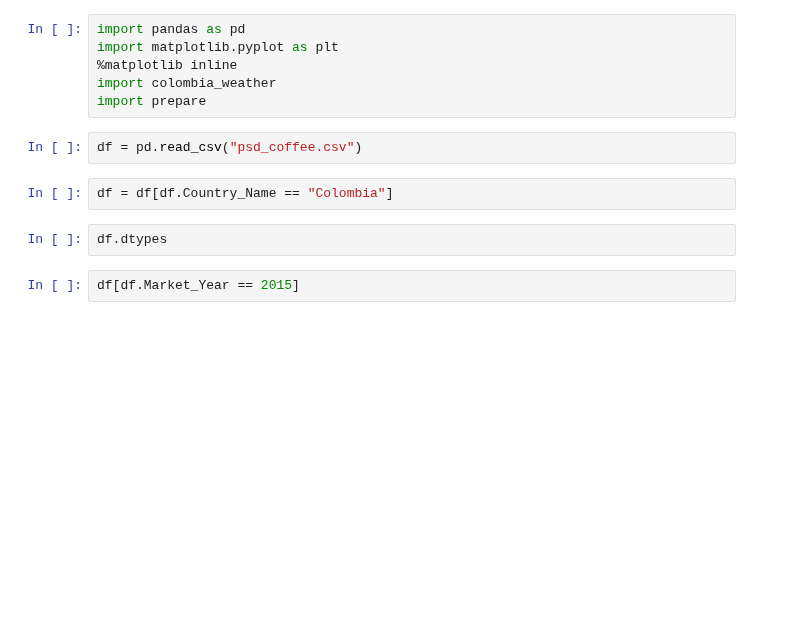
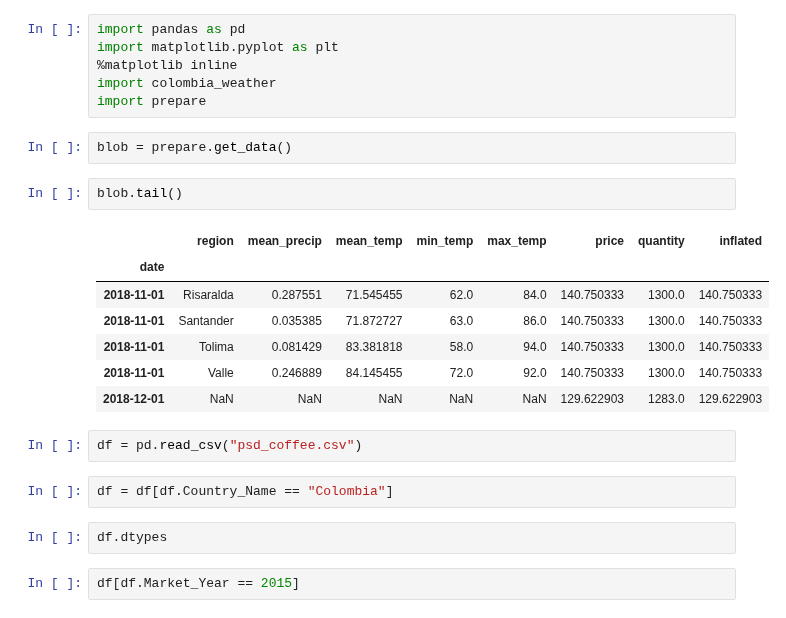
Before and after one commit to Data-Robusta/data-robusta, a Jupyter notebook: jeff_scratch.ipynb, the cells around one changed output. Cells and saved outputs as stored; diff of their text form; blank space fills up the shorter version.

```diff
--- a/jeff_scratch.ipynb
+++ b/jeff_scratch.ipynb
@@ -4,6 +4,18 @@ import matplotlib.pyplot as plt
 %matplotlib inline
 import colombia_weather
 import prepare
+# %%
+blob = prepare.get_data()
+# %%
+blob.tail()
+# %% [output]
+|  | region | mean_precip | mean_temp | min_temp | max_temp | price | quantity | inflated |
+| date |  |  |  |  |  |  |  |  |
+| 2018-11-01 | Risaralda | 0.287551 | 71.545455 | 62.0 | 84.0 | 140.750333 | 1300.0 | 140.750333 |
+| 2018-11-01 | Santander | 0.035385 | 71.872727 | 63.0 | 86.0 | 140.750333 | 1300.0 | 140.750333 |
+| 2018-11-01 | Tolima | 0.081429 | 83.381818 | 58.0 | 94.0 | 140.750333 | 1300.0 | 140.750333 |
+| 2018-11-01 | Valle | 0.246889 | 84.145455 | 72.0 | 92.0 | 140.750333 | 1300.0 | 140.750333 |
+| 2018-12-01 | NaN | NaN | NaN | NaN | NaN | 129.622903 | 1283.0 | 129.622903 |
 # %%
 df = pd.read_csv("psd_coffee.csv")
 # %%
```
Also changed, not shown: parts of 4 cells of this notebook, 2 other files.
